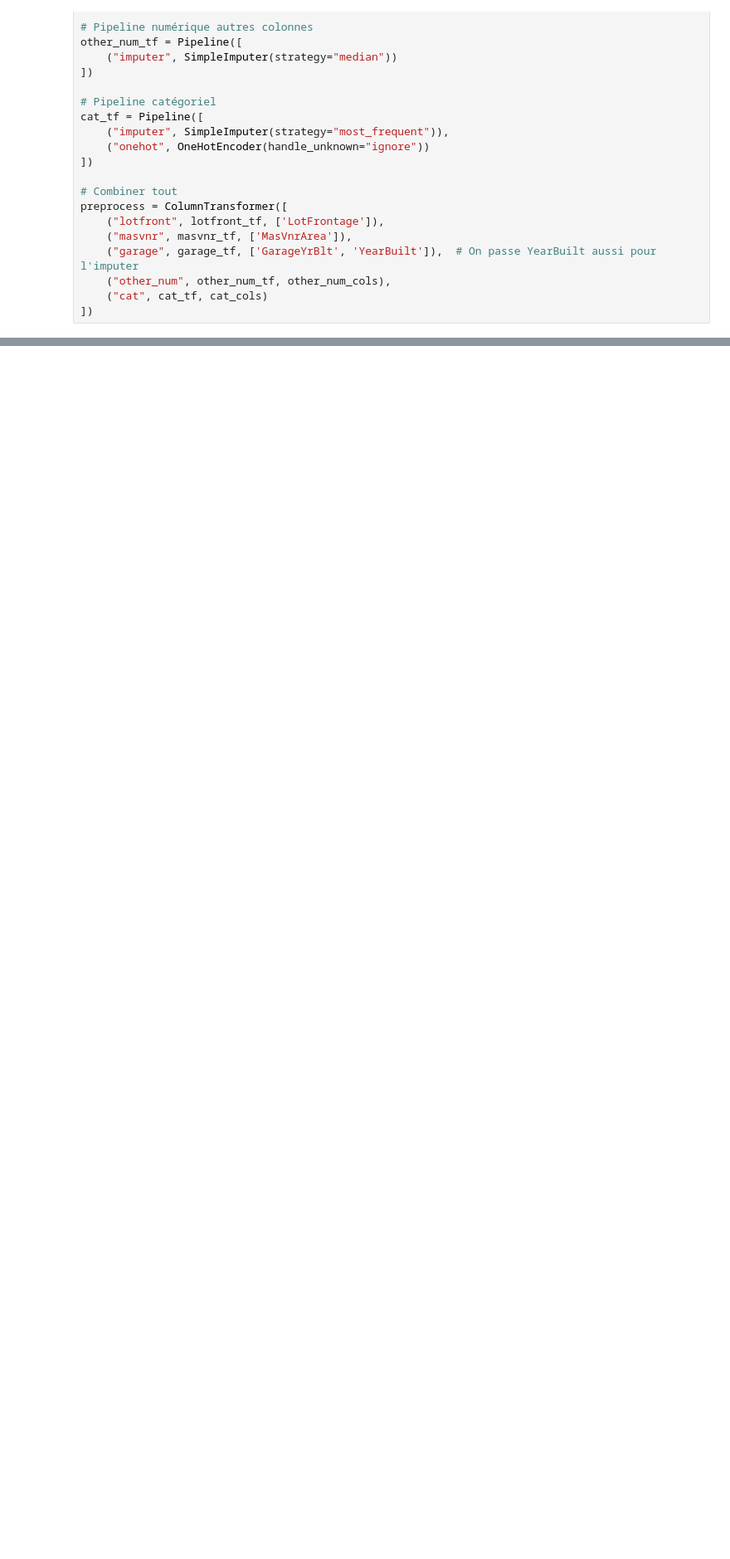
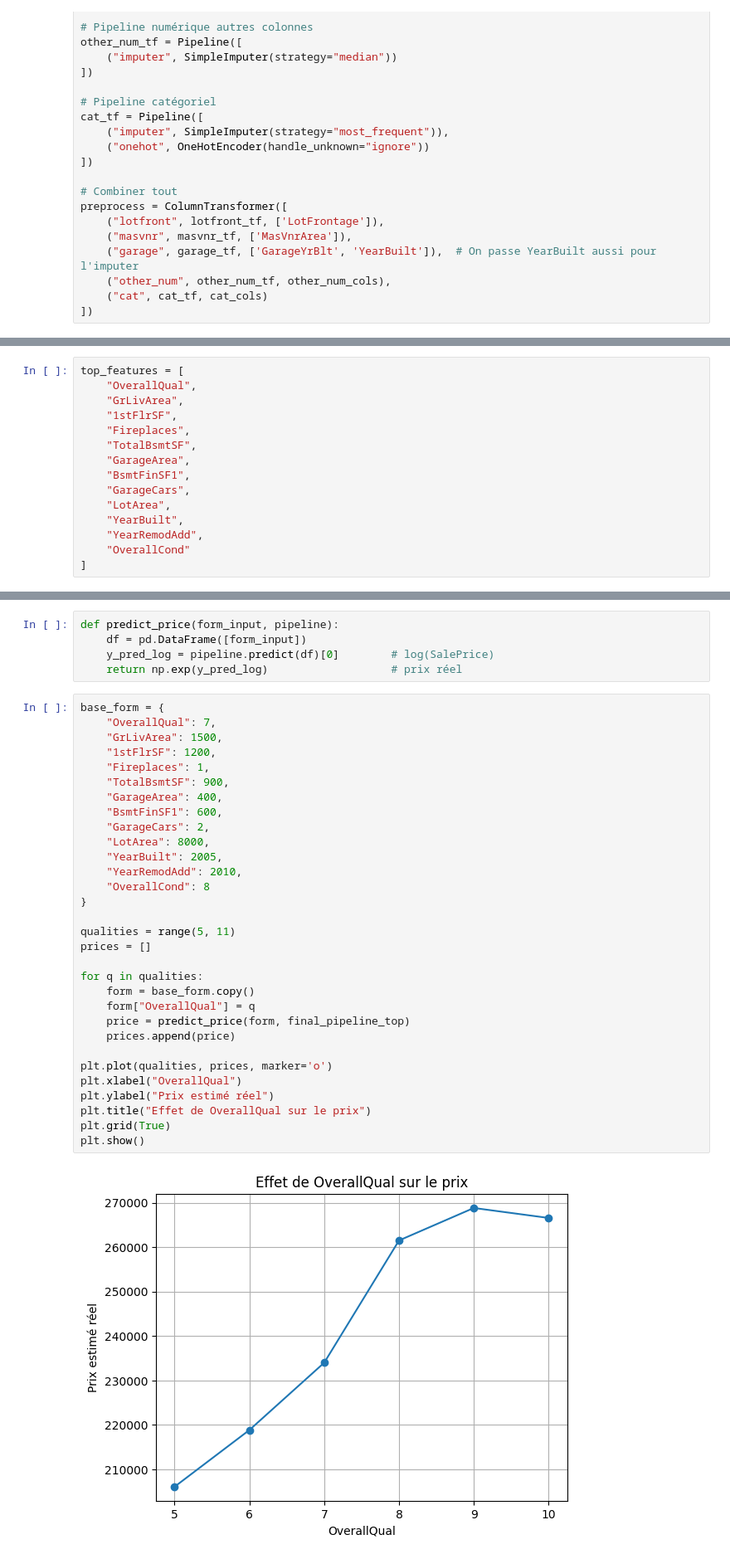
Before and after one commit to oelanr/house-prices-prediction, a Jupyter notebook: modelisation.ipynb, the cells around one changed output, grey strips where cells are left out. Shown at 83% size. Saved outputs shown, nothing was run; the diff lists cells and outputs as text; blank space fills up the shorter version.

```diff
--- a/modelisation.ipynb
+++ b/modelisation.ipynb
@@ -289,0 +295,15 @@ feature_importances.head(15)
+# %%
+top_features = [
+    "OverallQual",
+    "GrLivArea",
+    "1stFlrSF",
+    "Fireplaces",
+    "TotalBsmtSF",
+    "GarageArea",
+    "BsmtFinSF1",
+    "GarageCars",
+    "LotArea",
+    "YearBuilt",
+    "YearRemodAdd",
+    "OverallCond"
+]
@@ -289,0 +405,38 @@ feature_importances.head(15)
+# %%
+def predict_price(form_input, pipeline):
+    df = pd.DataFrame([form_input])
+    y_pred_log = pipeline.predict(df)[0]        # log(SalePrice)
+    return np.exp(y_pred_log)                   # prix réel
+# %%
+base_form = {
+    "OverallQual": 7,
+    "GrLivArea": 1500,
+    "1stFlrSF": 1200,
+    "Fireplaces": 1,
+    "TotalBsmtSF": 900,
+    "GarageArea": 400,
+    "BsmtFinSF1": 600,
+    "GarageCars": 2,
+    "LotArea": 8000,
+    "YearBuilt": 2005,
+    "YearRemodAdd": 2010,
+    "OverallCond": 8
+}
+
+qualities = range(5, 11)
+prices = []
+
+for q in qualities:
+    form = base_form.copy()
+    form["OverallQual"] = q
+    price = predict_price(form, final_pipeline_top)
+    prices.append(price)
+
+plt.plot(qualities, prices, marker='o')
+plt.xlabel("OverallQual")
+plt.ylabel("Prix estimé réel")
+plt.title("Effet de OverallQual sur le prix")
+plt.grid(True)
+plt.show()
+# %% [output]
+[figure, added]
```
Also changed, not shown: parts of 12 cells of this notebook, 5 other files.
